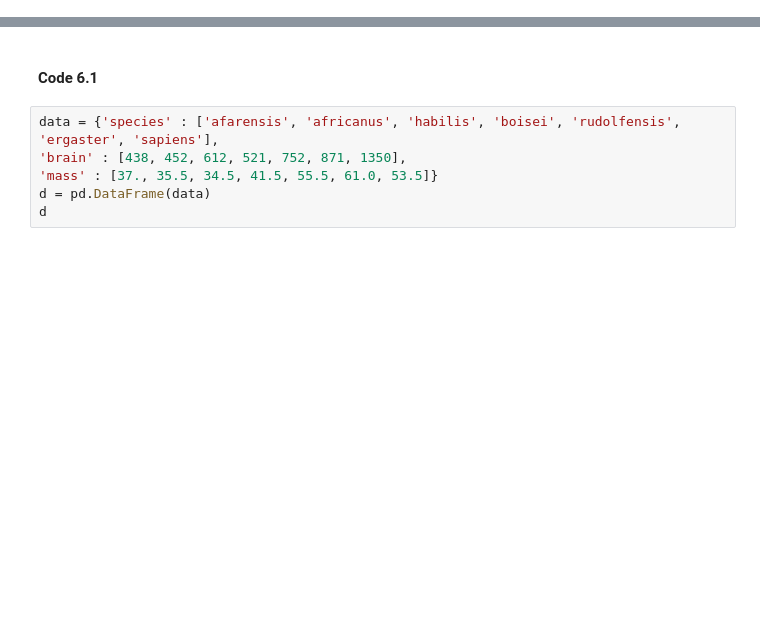
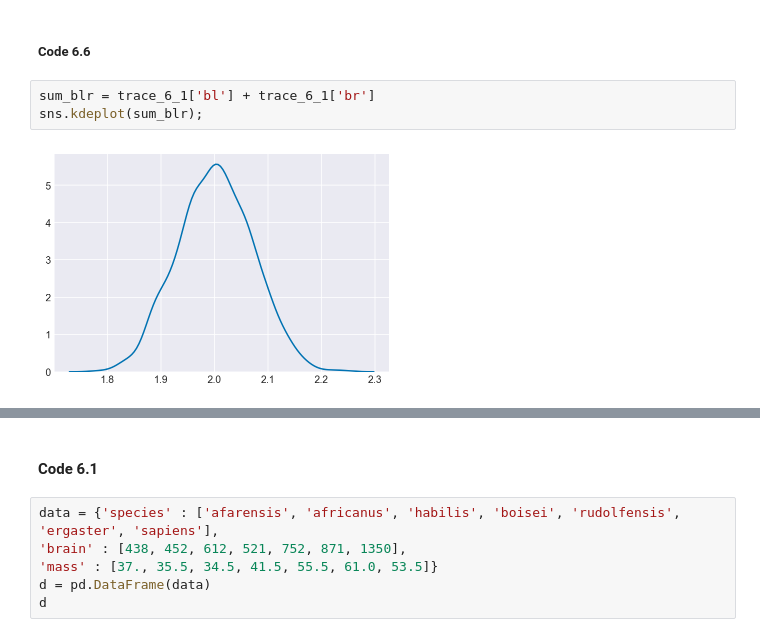
Before and after one commit to baheredia/resources, a Jupyter notebook: Rethinking/Chp_06.ipynb, the cells around one changed output, grey strips where cells are left out. Saved outputs shown, nothing was run; the diff lists cells and outputs as text; blank space fills up the shorter version.

```diff
--- a/Rethinking/Chp_06.ipynb
+++ b/Rethinking/Chp_06.ipynb
@@ -16,0 +103,7 @@ plt.style.use(['seaborn-colorblind', 'seaborn-darkgrid'])
+# %% [markdown]
+##### Code 6.6
+# %%
+sum_blr = trace_6_1['bl'] + trace_6_1['br']
+sns.kdeplot(sum_blr);
+# %% [output]
+[figure, added]
```
Also changed, not shown: parts of 20 cells of this notebook.
